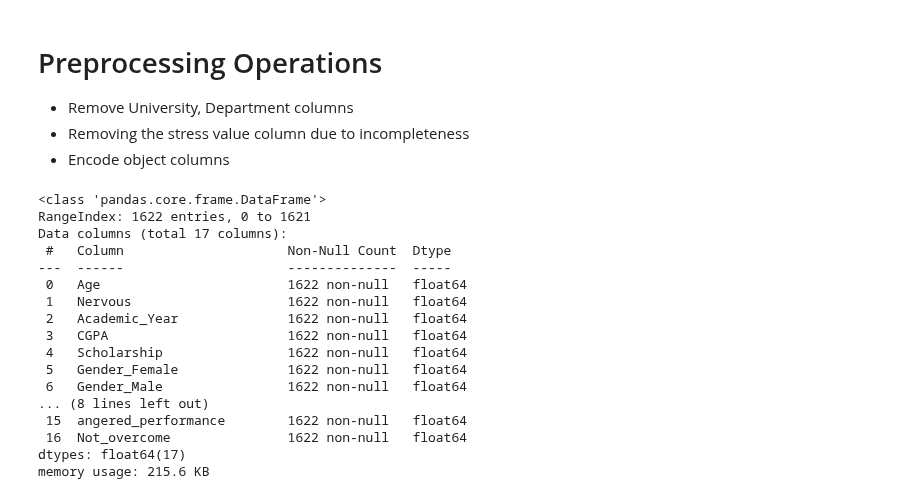
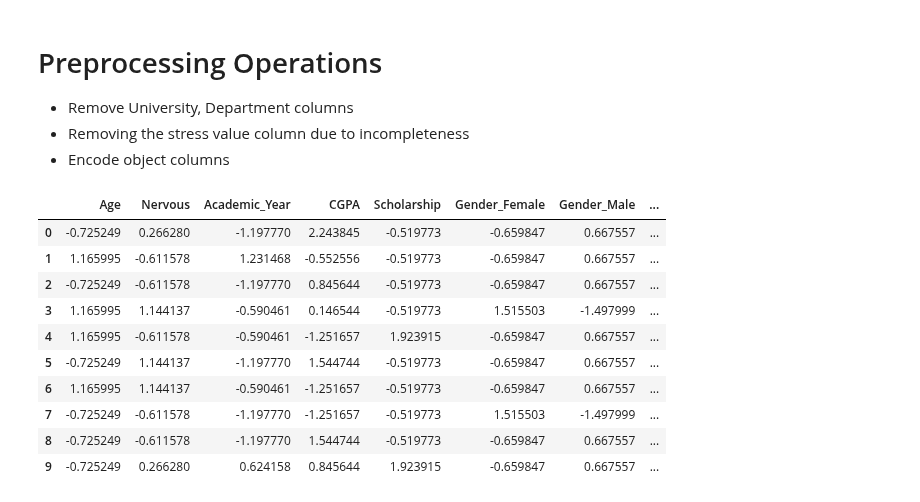
Before and after one commit to salmanafzali/Student-Stress-Level-, a Jupyter notebook: stress.ipynb, the cells around one changed output. Saved outputs shown, nothing was run; the diff lists cells and outputs as text; code cells hidden in the pictures.

```diff
--- a/stress.ipynb
+++ b/stress.ipynb
@@ -269,47 +271,60 @@ stress_view[stress_view["Stress_Label"] == "High Perceived Stress"][["Stress_Val
 # %%
 # preprocessing without pipeline
 
 # create data frame for process
 df = train.copy()
-df_label = df["Stress_Value"].copy()
+
+# transform dataset label
+df_y = df.copy()
+y_trans = []            # label transformed
+
+for i in df_y["Stress_Label"]:
+    if i == "Low Stress":
+        y_trans.append(0)
+
+    elif i == "Moderate Stress":
+        y_trans.append(1)
+
+    elif i == "High Perceived Stress":
+        y_trans.append(2)
+
+df_y.drop("Stress_Label", axis=1, inplace=True)
+df_y = pd.concat([test, pd.DataFrame(y_trans, columns=["Stress_Label"])], axis=1)
+
+# Remove unused and label columns
 df = df.drop(["University", "Department", "Stress_Label", "Stress_Value"], axis=1)
 
+# create number and object columns
 df_num = df.drop(["Age", "Gender", "Nervous", "Academic_Year", "CGPA", "Scholarship"], axis=1)
-df_cat_ord = ["Age", "Nervous", "Academic_Year", "CGPA", "Scholarship"]
-df_cat_one = ["Gender"]
+ordinal_cat = ["Age", "Nervous", "Academic_Year", "CGPA", "Scholarship"]
+onehot_cat = ["Gender"]
 
 # standardization number data
 scaler = StandardScaler()
 number_scaled = pd.DataFrame(scaler.fit_transform(df_num), columns=df_num.columns)
 
-# encode category value without Gender
-ord_encoder = OrdinalEncoder(handle_unknown='error')
-df_ord = pd.DataFrame(ord_encoder.fit_transform(df[df_cat_ord]), columns=df_cat_ord)
-df_ord = pd.DataFrame(scaler.fit_transform(df_ord), columns=df_ord.columns)
+# ordinal encode category without Gender
+encoder = OrdinalEncoder(handle_unknown='error')
+df_encode = pd.DataFrame(encoder.fit_transform(df[ordinal_cat]), columns=ordinal_cat)
+df_encode = pd.DataFrame(scaler.fit_transform(df_encode), columns=df_encode.columns)
 
-# encode category Gender Value
-one_encoder = OneHotEncoder(handle_unknown='ignore', sparse_output=False)
-df_one_en = pd.DataFrame(one_encoder.fit_transform(df[df_cat_one]), columns=one_encoder.get_feature_names_out(["Gender"]))
-df_one_en = pd.DataFrame(scaler.fit_transform(df_one_en), columns=df_one_en.columns)
+# onehot encode Gender category
+encoder = OneHotEncoder(handle_unknown='ignore', sparse_output=False)
+gender_encode = pd.DataFrame(encoder.fit_transform(df[onehot_cat]))
+gender_encode = pd.DataFrame(scaler.fit_transform(gender_encode), columns=encoder.get_feature_names_out(["Gender"]))
 
 # concatinate data frames
-final_df = pd.concat([df_ord, df_one_en, number_scaled], axis=1)
-final_df.info()
+final_df = pd.concat([df_encode, gender_encode, number_scaled], axis=1)
+final_df.head(10)
 # %% [output]
-<class 'pandas.core.frame.DataFrame'>
-RangeIndex: 1622 entries, 0 to 1621
-Data columns (total 17 columns):
- #   Column                     Non-Null Count  Dtype
----  ------                     --------------  -----
- 0   Age                        1622 non-null   float64
- 1   Nervous                    1622 non-null   float64
- 2   Academic_Year              1622 non-null   float64
- 3   CGPA                       1622 non-null   float64
- 4   Scholarship                1622 non-null   float64
- 5   Gender_Female              1622 non-null   float64
- 6   Gender_Male                1622 non-null   float64
-... (8 lines left out)
- 15  angered_performance        1622 non-null   float64
- 16  Not_overcome               1622 non-null   float64
-dtypes: float64(17)
-memory usage: 215.6 KB
+|  | Age | Nervous | Academic_Year | CGPA | Scholarship | Gender_Female | Gender_Male | ... |
+| 0 | -0.725249 | 0.266280 | -1.197770 | 2.243845 | -0.519773 | -0.659847 | 0.667557 | ... |
+| 1 | 1.165995 | -0.611578 | 1.231468 | -0.552556 | -0.519773 | -0.659847 | 0.667557 | ... |
+| 2 | -0.725249 | -0.611578 | -1.197770 | 0.845644 | -0.519773 | -0.659847 | 0.667557 | ... |
+| 3 | 1.165995 | 1.144137 | -0.590461 | 0.146544 | -0.519773 | 1.515503 | -1.497999 | ... |
+| 4 | 1.165995 | -0.611578 | -0.590461 | -1.251657 | 1.923915 | -0.659847 | 0.667557 | ... |
+| 5 | -0.725249 | 1.144137 | -1.197770 | 1.544744 | -0.519773 | -0.659847 | 0.667557 | ... |
+| 6 | 1.165995 | 1.144137 | -0.590461 | -1.251657 | -0.519773 | -0.659847 | 0.667557 | ... |
+| 7 | -0.725249 | -0.611578 | -1.197770 | -1.251657 | -0.519773 | 1.515503 | -1.497999 | ... |
+| 8 | -0.725249 | -0.611578 | -1.197770 | 1.544744 | -0.519773 | -0.659847 | 0.667557 | ... |
+| 9 | -0.725249 | 0.266280 | 0.624158 | 0.845644 | 1.923915 | -0.659847 | 0.667557 | ... |
```
Also changed, not shown: parts of 7 cells of this notebook.
